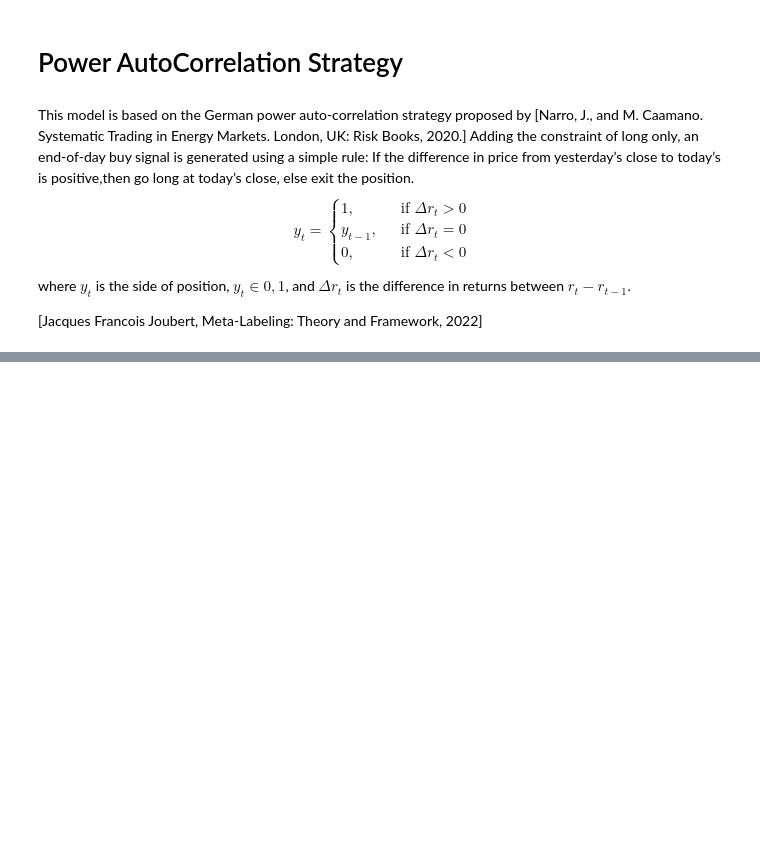
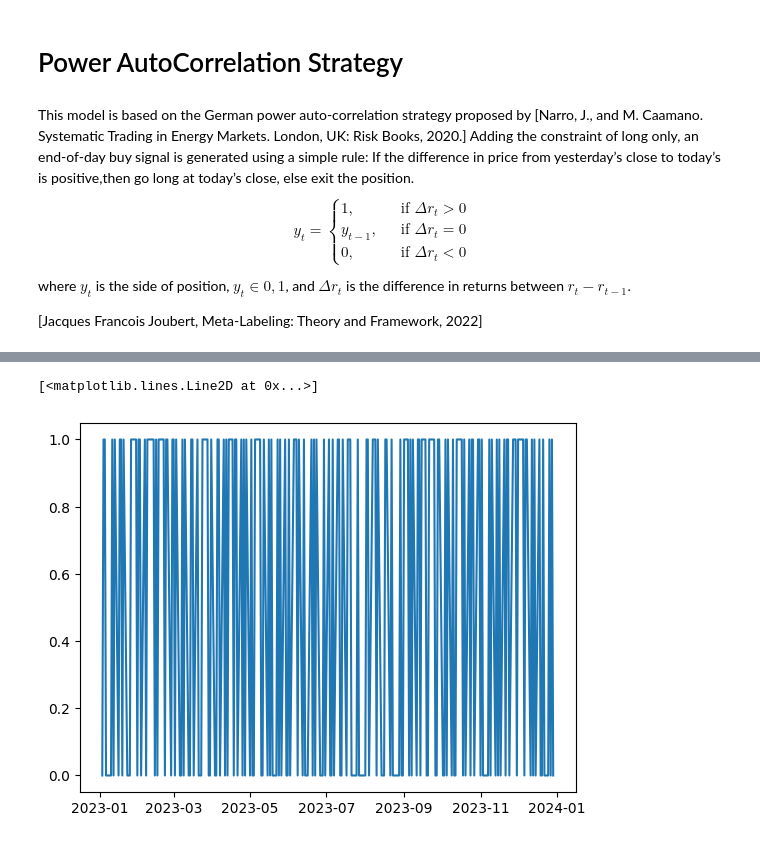
Before and after one commit to hhenson/hg_systematic, a Jupyter notebook: notebooks/power_autocorrelation_strategy.ipynb, the cells around one changed output, grey strips where cells are left out. Saved outputs shown, nothing was run; the diff lists cells and outputs as text; code cells hidden in the pictures; blank space fills up the shorter version.

Commit message:
Update to express the key logic of the signal

```diff
--- a/notebooks/power_autocorrelation_strategy.ipynb
+++ b/notebooks/power_autocorrelation_strategy.ipynb
@@ -59,0 +73,10 @@ plt.plot(returns_data["date"], returns_data["value"])
+# %%
+delta_r = returns - lag(returns, period=1)
+fb = feedback(TS[float], 0.0)
+signal_prev = lag(fb(), period=1)
+signal = drop_dups(if_then_else(delta_r == 0.0, signal_prev, if_then_else(delta_r > 0.0, 1.0, 0.0)))
+fb(signal)
+signal = sample(dt, signal)
+# %%
+values = signal.eval()
+signal_data = {"date": [v[0] for v in values], "value": [v[1] for v in values]}
@@ -59,0 +87,5 @@ plt.plot(returns_data["date"], returns_data["value"])
+# %%
+plt.plot(signal_data["date"], signal_data["value"])
+# %% [output]
+[<matplotlib.lines.Line2D at 0x...>]
+[figure, added]
```
Also changed, not shown: parts of 7 cells of this notebook.
